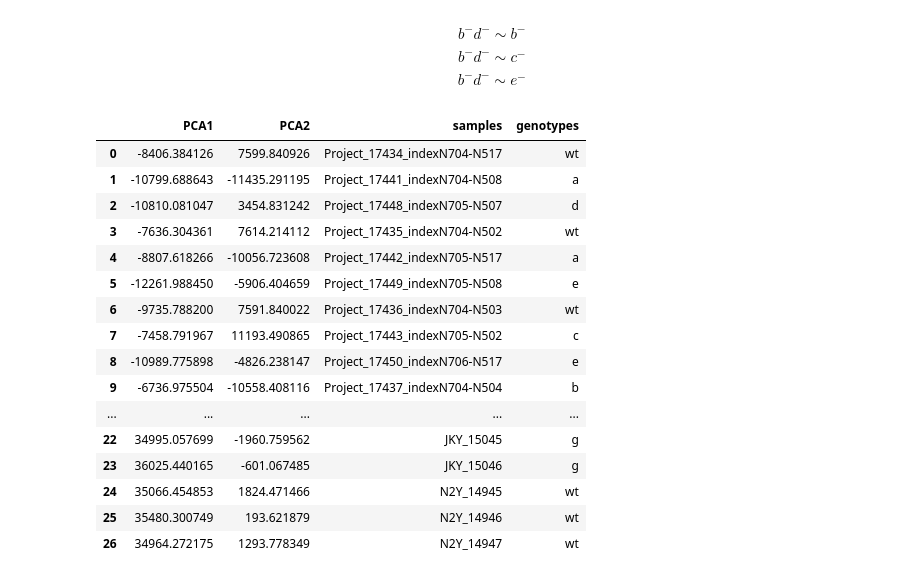
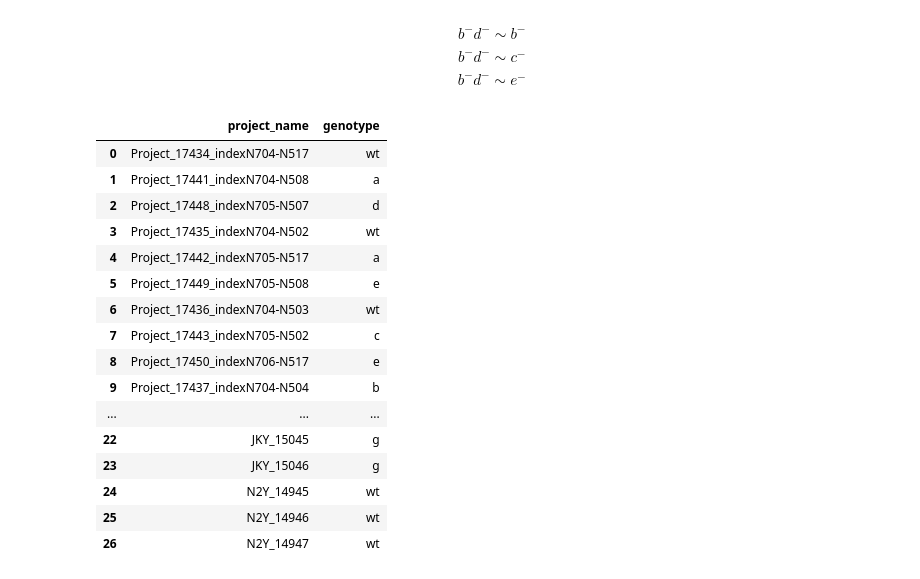
Before and after one commit to WormLabCaltech/mprsq, a Jupyter notebook: src/Genetic Analysis of RNA-Seq Data.ipynb, the cells around one changed output. Cells and saved outputs as stored; diff of their text form; code cells hidden in the pictures.

```diff
--- a/src/Genetic Analysis of RNA-Seq Data.ipynb
+++ b/src/Genetic Analysis of RNA-Seq Data.ipynb
@@ -827,20 +869,20 @@ tiss
-# %%
-df_nD
-# %% [output]
-|  | PCA1 | PCA2 | samples | genotypes |
-| 0 | -8406.384126 | 7599.840926 | Project_17434_indexN704-N517 | wt |
-| 1 | -10799.688643 | -11435.291195 | Project_17441_indexN704-N508 | a |
-| 2 | -10810.081047 | 3454.831242 | Project_17448_indexN705-N507 | d |
-| 3 | -7636.304361 | 7614.214112 | Project_17435_indexN704-N502 | wt |
-| 4 | -8807.618266 | -10056.723608 | Project_17442_indexN705-N517 | a |
-| 5 | -12261.988450 | -5906.404659 | Project_17449_indexN705-N508 | e |
-| 6 | -9735.788200 | 7591.840022 | Project_17436_indexN704-N503 | wt |
-| 7 | -7458.791967 | 11193.490865 | Project_17443_indexN705-N502 | c |
-| 8 | -10989.775898 | -4826.238147 | Project_17450_indexN706-N517 | e |
-| 9 | -6736.975504 | -10558.408116 | Project_17437_indexN704-N504 | b |
-| ... | ... | ... | ... | ... |
-| 22 | 34995.057699 | -1960.759562 | JKY_15045 | g |
-| 23 | 36025.440165 | -601.067485 | JKY_15046 | g |
-| 24 | 35066.454853 | 1824.471466 | N2Y_14945 | wt |
-| 25 | 35480.300749 | 193.621879 | N2Y_14946 | wt |
-| 26 | 34964.272175 | 1293.778349 | N2Y_14947 | wt |
+# %%
+genmap
+# %% [output]
+|  | project_name | genotype |
+| 0 | Project_17434_indexN704-N517 | wt |
+| 1 | Project_17441_indexN704-N508 | a |
+| 2 | Project_17448_indexN705-N507 | d |
+| 3 | Project_17435_indexN704-N502 | wt |
+| 4 | Project_17442_indexN705-N517 | a |
+| 5 | Project_17449_indexN705-N508 | e |
+| 6 | Project_17436_indexN704-N503 | wt |
+| 7 | Project_17443_indexN705-N502 | c |
+| 8 | Project_17450_indexN706-N517 | e |
+| 9 | Project_17437_indexN704-N504 | b |
+| ... | ... | ... |
+| 22 | JKY_15045 | g |
+| 23 | JKY_15046 | g |
+| 24 | N2Y_14945 | wt |
+| 25 | N2Y_14946 | wt |
+| 26 | N2Y_14947 | wt |
```
Also changed, not shown: parts of 14 cells of this notebook, 8 other files.
